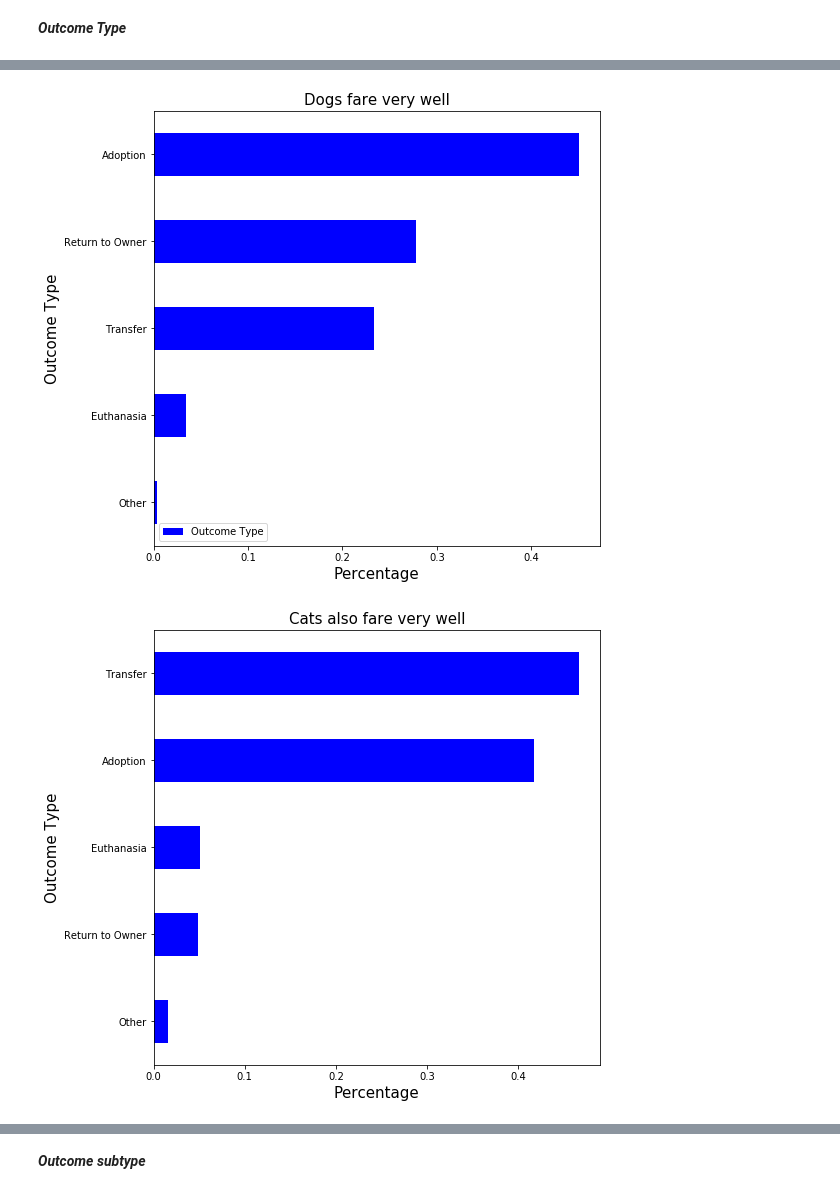
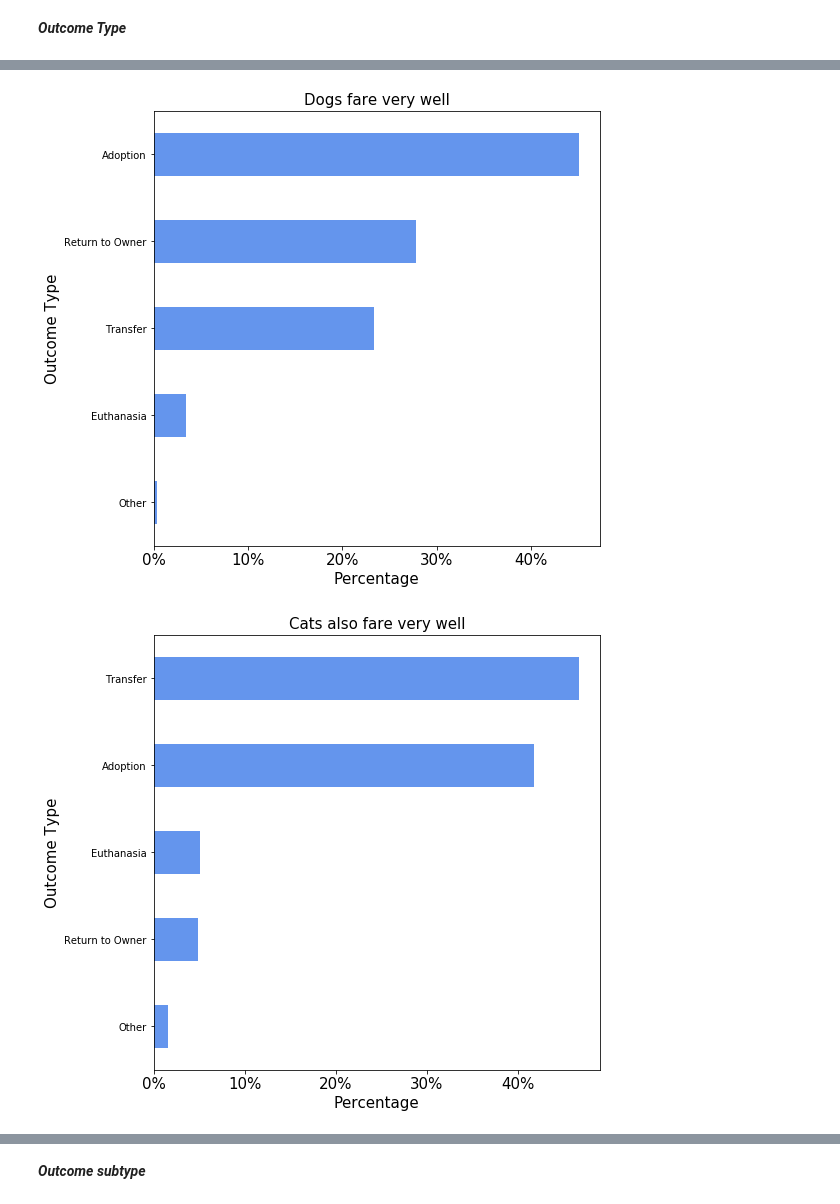
Before and after one commit to samcressman/AnimalCapstone, a Jupyter notebook: Notebooks/Graphing_EDA_Animal_Shelter_Outcomes.ipynb, the cells around one changed output, grey strips where cells are left out. Drawn from its saved outputs; the diff is of its cells as text; code cells hidden in the pictures.

```diff
--- a/Notebooks/Graphing_EDA_Animal_Shelter_Outcomes.ipynb
+++ b/Notebooks/Graphing_EDA_Animal_Shelter_Outcomes.ipynb
@@ -77,19 +79,21 @@ plt.show()
 # %%
 # Dog outcomes
 
 mask = animals_graphing[animals_graphing["Animal Type"] == "Dog"]
 
 dog_outcomes = mask["Outcome Type"].value_counts(normalize = True).reset_index().sort_values(by = "Outcome Type")
 
-dog_outcomes.plot(kind = "barh", x = "index", y = "Outcome Type", color = "blue", figsize = (8, 8))
+ax = dog_outcomes.plot(kind = "barh", x = "index", y = "Outcome Type", color = "cornflowerblue", figsize = (8, 8), legend = False)
+
+ax.set_xticklabels(["0%", "10%", "20%", "30%", "40%"], fontsize = 15)
 
 plt.title("Dogs fare very well", fontsize = 15)
 plt.xlabel("Percentage", fontsize = 15)
 plt.ylabel("Outcome Type", fontsize = 15)
 
 plt.show()
 # %% [output]
-[figure, old version]
+[figure, new version]
 # %%
 # Cat outcomes
 
@@ -97,7 +101,9 @@ mask = animals_graphing[animals_graphing["Animal Type"] == "Cat"]
 
 cat_outcomes = mask["Outcome Type"].value_counts(normalize = True).reset_index().sort_values(by = "Outcome Type")
 
-cat_outcomes.plot(kind = "barh", x = "index", y = "Outcome Type", color = "blue", figsize = (8, 8), legend = False)
+ax = cat_outcomes.plot(kind = "barh", x = "index", y = "Outcome Type", color = "cornflowerblue", figsize = (8, 8), legend = False)
+
+ax.set_xticklabels(["0%", "10%", "20%", "30%", "40%"], fontsize = 15)
 
 plt.title("Cats also fare very well", fontsize = 15)
 plt.xlabel("Percentage", fontsize = 15)
@@ -105,7 +111,7 @@ plt.ylabel("Outcome Type", fontsize = 15)
 
 plt.show()
 # %% [output]
-[figure, old version]
+[figure, new version]
 # %%
 # Other outcomes
 
```
Also changed, not shown: parts of 18 cells of this notebook.
